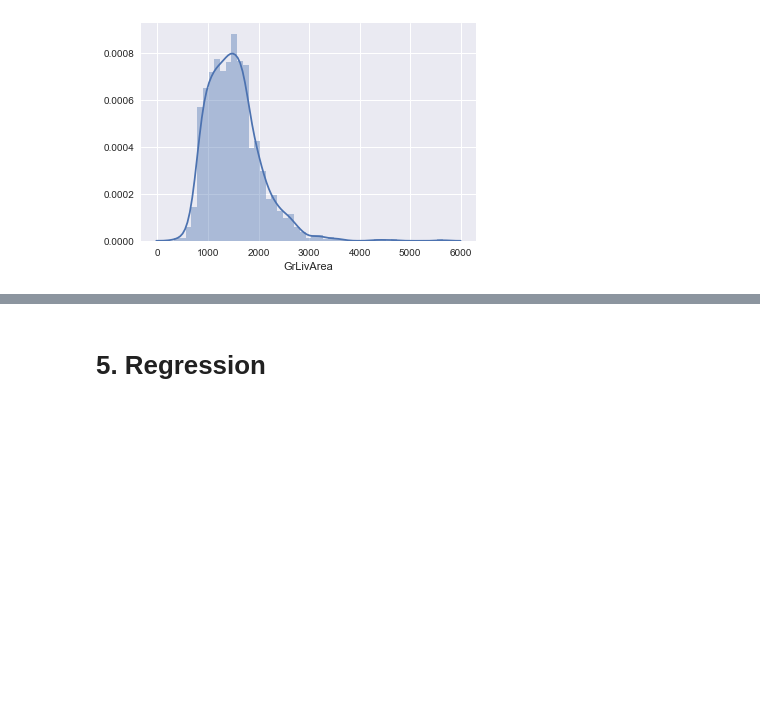
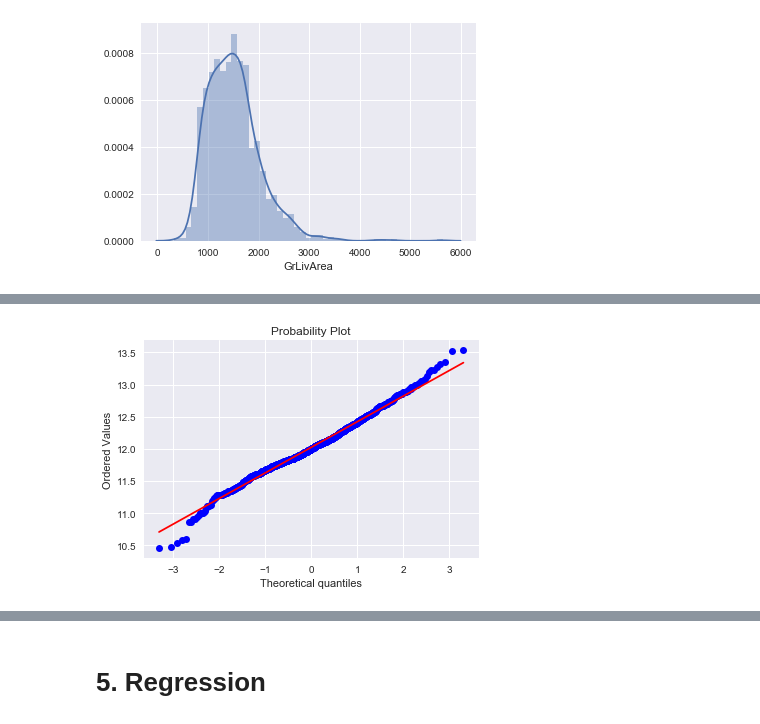
Before and after one commit to Jiayinma/House-Price-Prediction, a Jupyter notebook: House Price Prediction.ipynb, the cells around one changed output, grey strips where cells are left out. Drawn from its saved outputs; the diff is of its cells as text; code cells hidden in the pictures; blank space fills up the shorter version.

```diff
--- a/House Price Prediction.ipynb
+++ b/House Price Prediction.ipynb
@@ -111 +113,5 @@ sns.distplot(data_train['SalePrice'])
+# %%
+res_price = stats.probplot(data_train['SalePrice'], plot=plt)
+# %% [output]
+[figure, added]
 # %%
```
Also changed, not shown: parts of 10 cells of this notebook, 1 other file.
